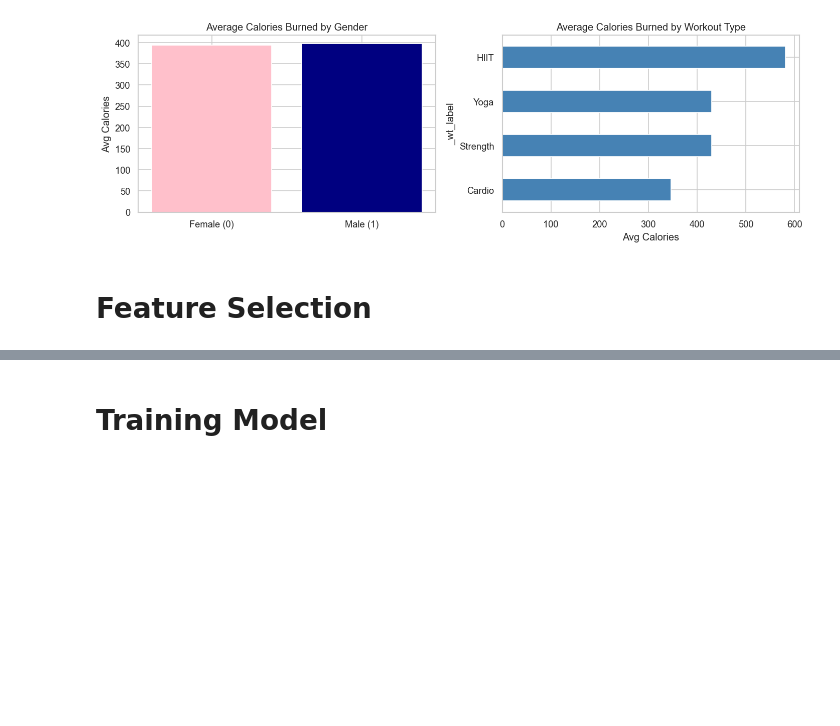
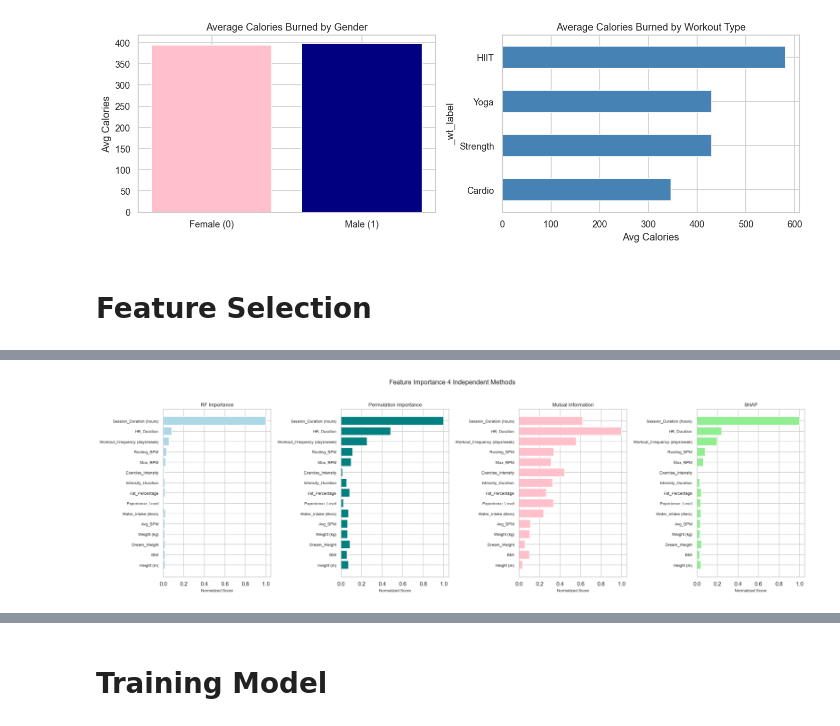
Before and after one commit to heyisula/caloriesense, a Jupyter notebook: train.ipynb, the cells around one changed output, grey strips where cells are left out. Saved outputs shown, nothing was run; the diff lists cells and outputs as text; code cells hidden in the pictures; blank space fills up the shorter version.

```diff
--- a/train.ipynb
+++ b/train.ipynb
@@ -649,16 +695,18 @@ print(selected_features)
 # %%
 top_n = min(15, len(fs_scores))
 top_feats = fs_scores.head(top_n)
 methods = ['RF Importance', 'Permutation Importance', 'Mutual Information', 'SHAP']
 fig, axes = plt.subplots(1, 4, figsize=(20, 6))
-colors = ['lightblue', 'teal', 'pink', 'yellow']
+colors = ['lightblue', 'teal', 'pink', 'lightgreen']
 for ax, method, color in zip(axes, methods, colors):
     ax.barh(top_feats.index[::-1], top_feats[method][::-1], color=color)
     ax.set_title(method, fontsize=10)
     ax.set_xlabel('Normalized Score', fontsize=8)
     ax.tick_params(axis='y', labelsize=8)
 plt.suptitle('Feature Importance 4 Independent Methods', fontsize=13, y=1.02)
 plt.tight_layout()
 plt.show()
+# %% [output]
+[figure, added]
 # %%
 plt.figure(figsize=(10, 6))
```
Also changed, not shown: parts of 22 cells of this notebook, 1 other file.
